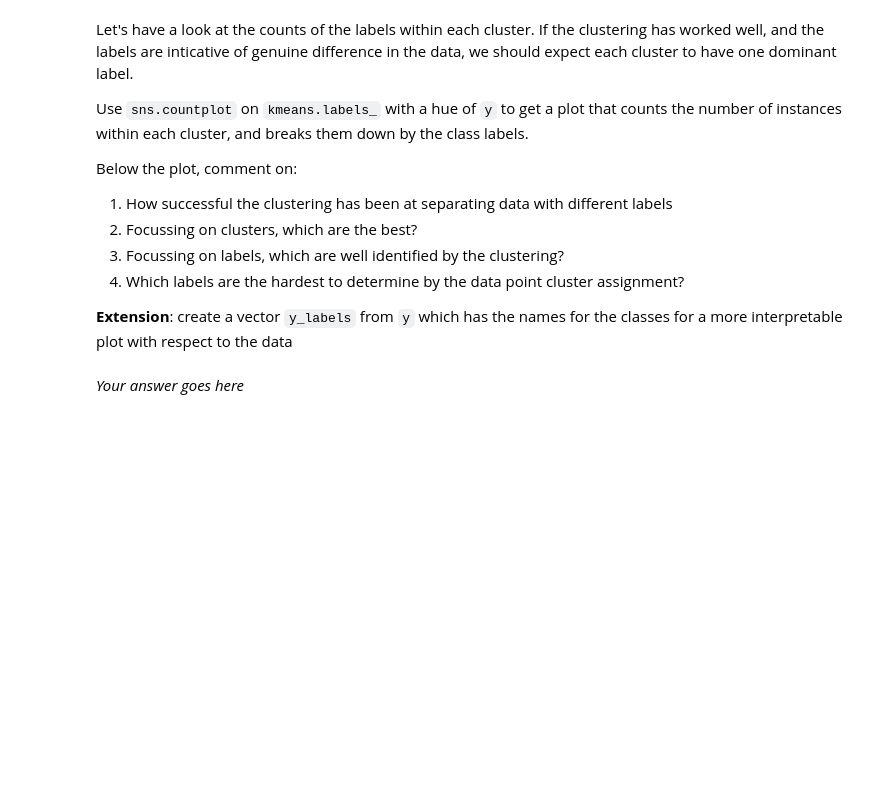
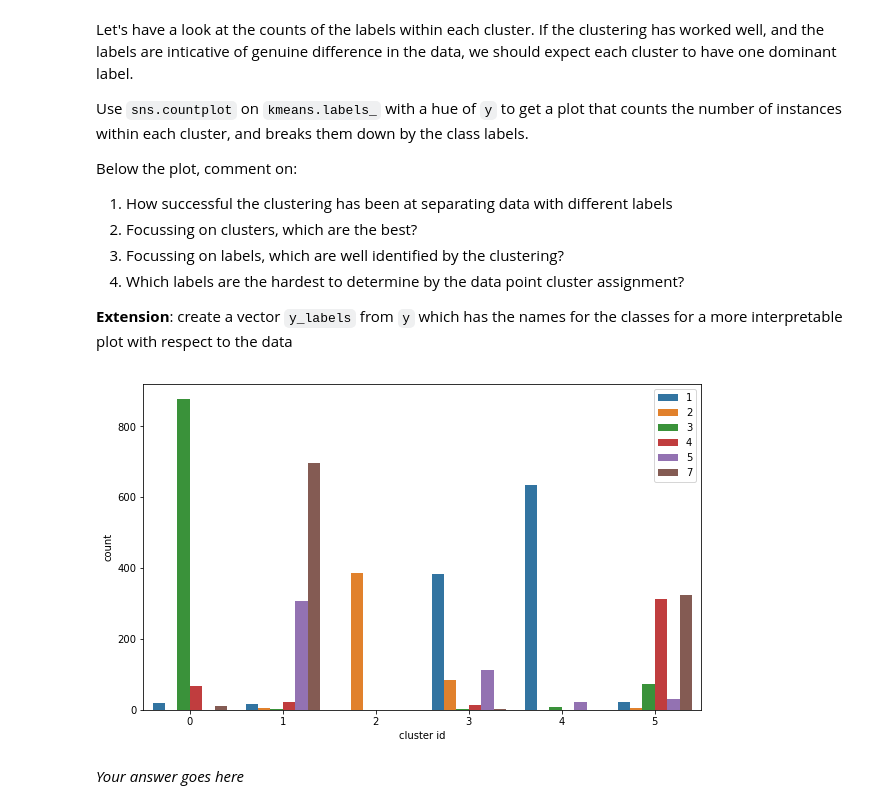
Before and after one commit to anirudhgangwal/IAML, a Jupyter notebook: 08_Lab_4_Clustering_PCA_and_Evaluation.ipynb, the cells around one changed output. Cells and saved outputs as stored; diff of their text form; code cells hidden in the pictures; blank space fills up the shorter version.

```diff
--- a/08_Lab_4_Clustering_PCA_and_Evaluation.ipynb
+++ b/08_Lab_4_Clustering_PCA_and_Evaluation.ipynb
@@ -46,6 +46,9 @@ landsat.head(5)
 | 3 | 80.0 | 102.0 | 102.0 | 79.0 | 84.0 | 94.0 | 102.0 | 79.0 | 80.0 | 94.0 | ... |
 | 4 | 84.0 | 94.0 | 102.0 | 79.0 | 80.0 | 94.0 | 98.0 | 76.0 | 80.0 | 102.0 | ... |
 5 rows × 37 columns
+# %%
+X = landsat.drop('class', axis=1)
+y = landsat['class'].values
 # %% [markdown]
 ### ========== Question 1.2 ==========
 # %% [markdown]
@@ -66,0 +68,3 @@ Initialise a [k-means clustering](http://scikit-learn.org/stable/modules/generat
+# %%
+kmeans = KMeans(n_clusters=6,random_state=0)
+kmeans.fit(X)
@@ -93,3 +101,10 @@ Below the plot, comment on:
+# %%
+fig, ax = plt.subplots(figsize=(10,6))
+ax = sns.countplot(x=kmeans.labels_, hue=y, ax=ax)
+plt.xlabel('cluster id')
+plt.show()
+# %% [output]
+[figure, added]
 # %% [markdown]
 *Your answer goes here*
 # %% [markdown]
```
Also changed, not shown: parts of 13 cells of this notebook, 4 other files.
